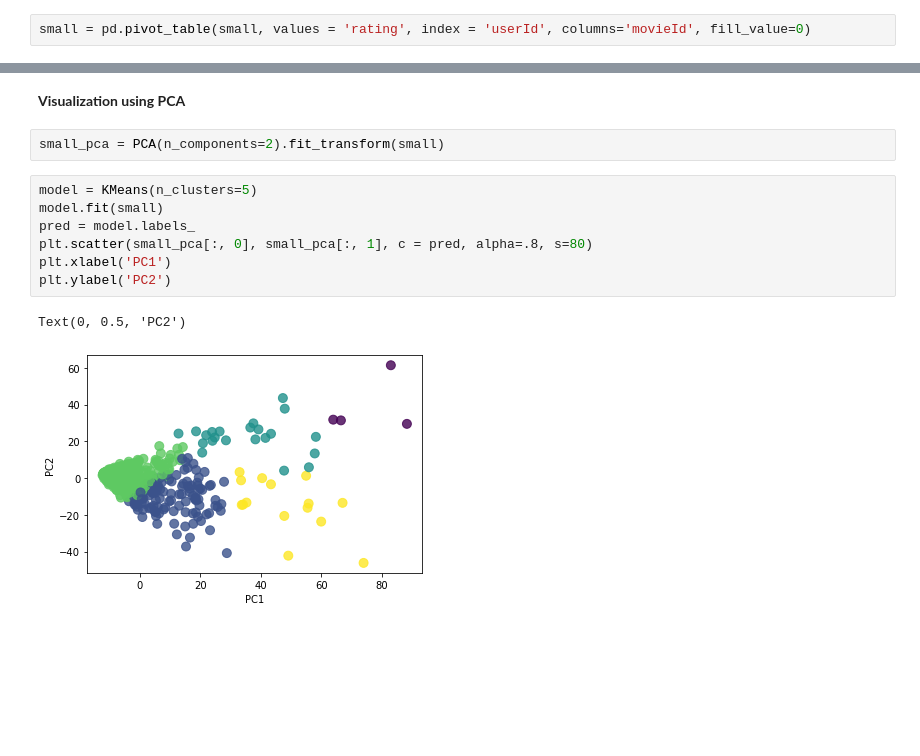
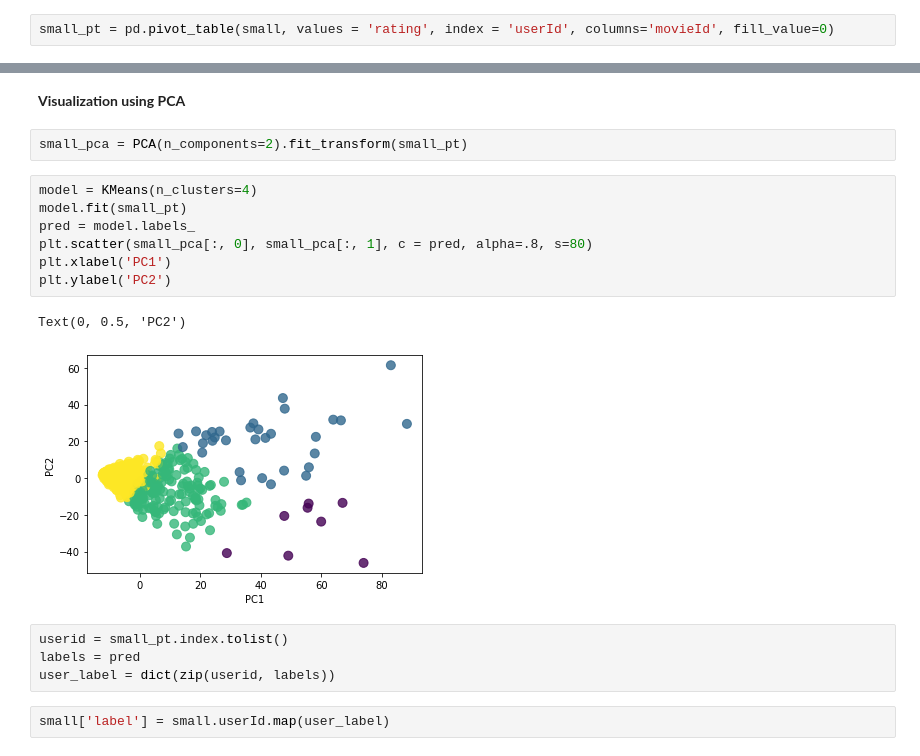
Before and after one commit to amir2520/Springboard, a Jupyter notebook: Capstone Project 1/apply machine learning on data.ipynb, the cells around one changed output, grey strips where cells are left out. Cells and saved outputs as stored; diff of their text form; blank space fills up the shorter version.

```diff
--- a/Capstone Project 1/apply machine learning on data.ipynb
+++ b/Capstone Project 1/apply machine learning on data.ipynb
@@ -168,7 +168,7 @@ small.shape
 # %% [markdown]
 **A pivot table consisting of movies as the columns and users as the rows**
 # %%
-small = pd.pivot_table(small, values = 'rating', index = 'userId', columns='movieId', fill_value=0)
+small_pt = pd.pivot_table(small, values = 'rating', index = 'userId', columns='movieId', fill_value=0)
 # %% [markdown]
 **decreasing the data dimensions using PCA, so that the reduced data accounts for more than 90% of the data**
 # %%
@@ -234,14 +235,20 @@ plt.scatter(tr[:, 0], tr[:, 1], alpha=.2)
 # %% [markdown]
 **Visualization using PCA**
 # %%
-small_pca = PCA(n_components=2).fit_transform(small)
+small_pca = PCA(n_components=2).fit_transform(small_pt)
 # %%
-model = KMeans(n_clusters=5)
-model.fit(small)
+model = KMeans(n_clusters=4)
+model.fit(small_pt)
 pred = model.labels_
 plt.scatter(small_pca[:, 0], small_pca[:, 1], c = pred, alpha=.8, s=80)
 plt.xlabel('PC1')
 plt.ylabel('PC2')
 # %% [output]
 Text(0, 0.5, 'PC2')
-[figure, old version]
+[figure, new version]
+# %%
+userid = small_pt.index.tolist()
+labels = pred
+user_label = dict(zip(userid, labels))
+# %%
+small['label'] = small.userId.map(user_label)
```
Also changed, not shown: parts of 13 cells of this notebook.
